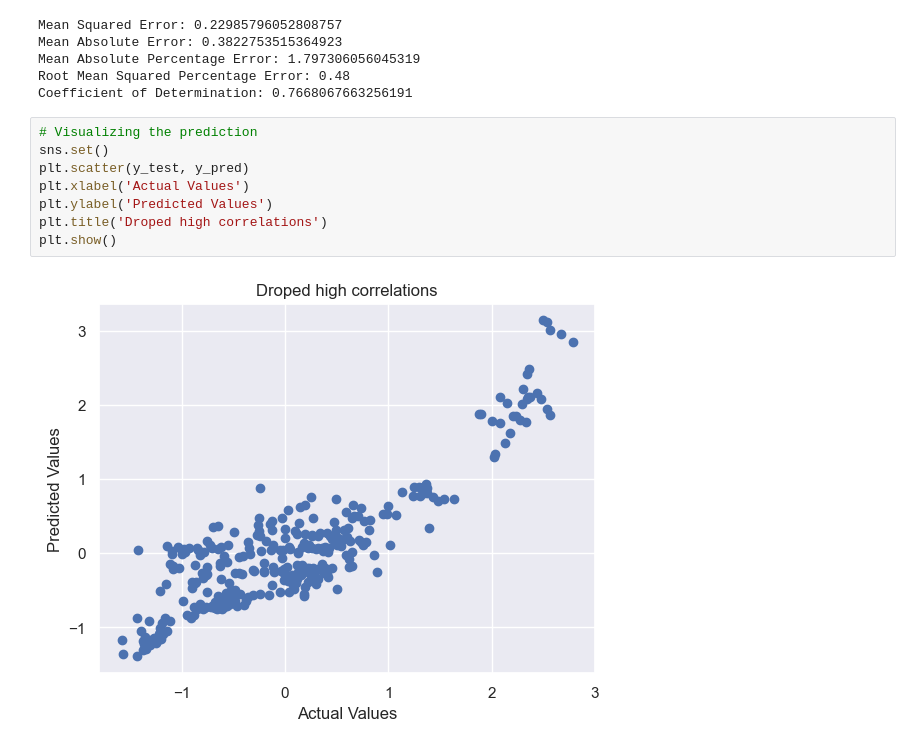
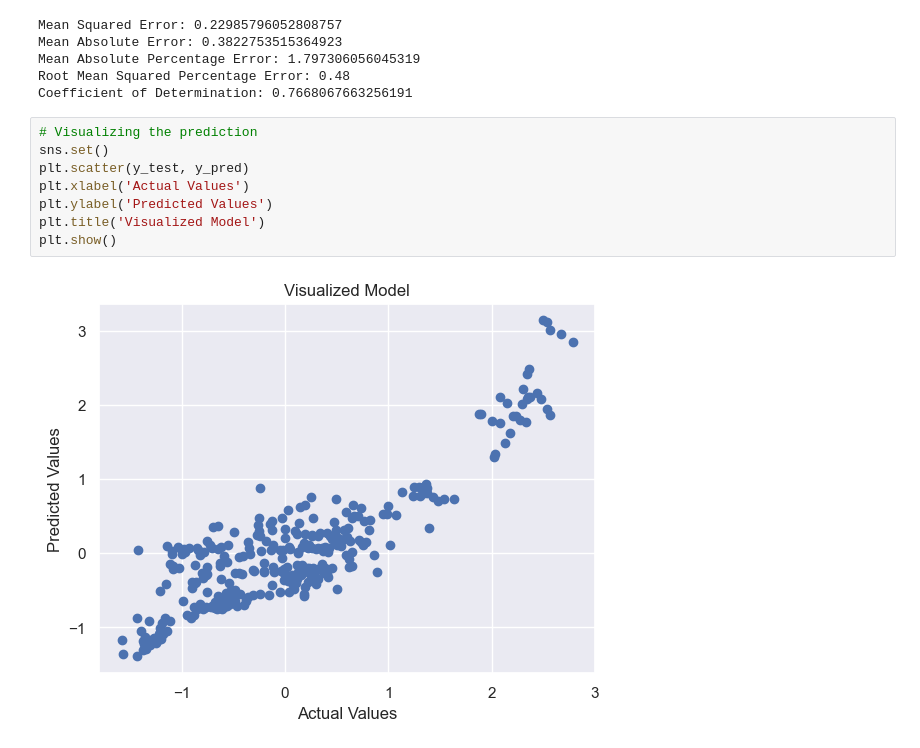
Before and after one commit to mrDognuts/MLG382-project-2, a Jupyter notebook: notebooks/data_prep.ipynb, the cells around one changed output. Cells and saved outputs as stored; diff of their text form.

```diff
--- a/notebooks/data_prep.ipynb
+++ b/notebooks/data_prep.ipynb
@@ -147,13 +147,13 @@ Coefficient of Determination: 0.7668067663256191
 # %%
 # Visualizing the prediction
 sns.set()
 plt.scatter(y_test, y_pred)
 plt.xlabel('Actual Values')
 plt.ylabel('Predicted Values')
-plt.title('Droped high correlations')
+plt.title('Visualized Model')
 plt.show()
 # %% [output]
-[figure, old version]
+[figure, new version]
 # %%
 # Saving the model
 # import joblib
```
Also changed, not shown: parts of 2 cells of this notebook, 1 other file.
